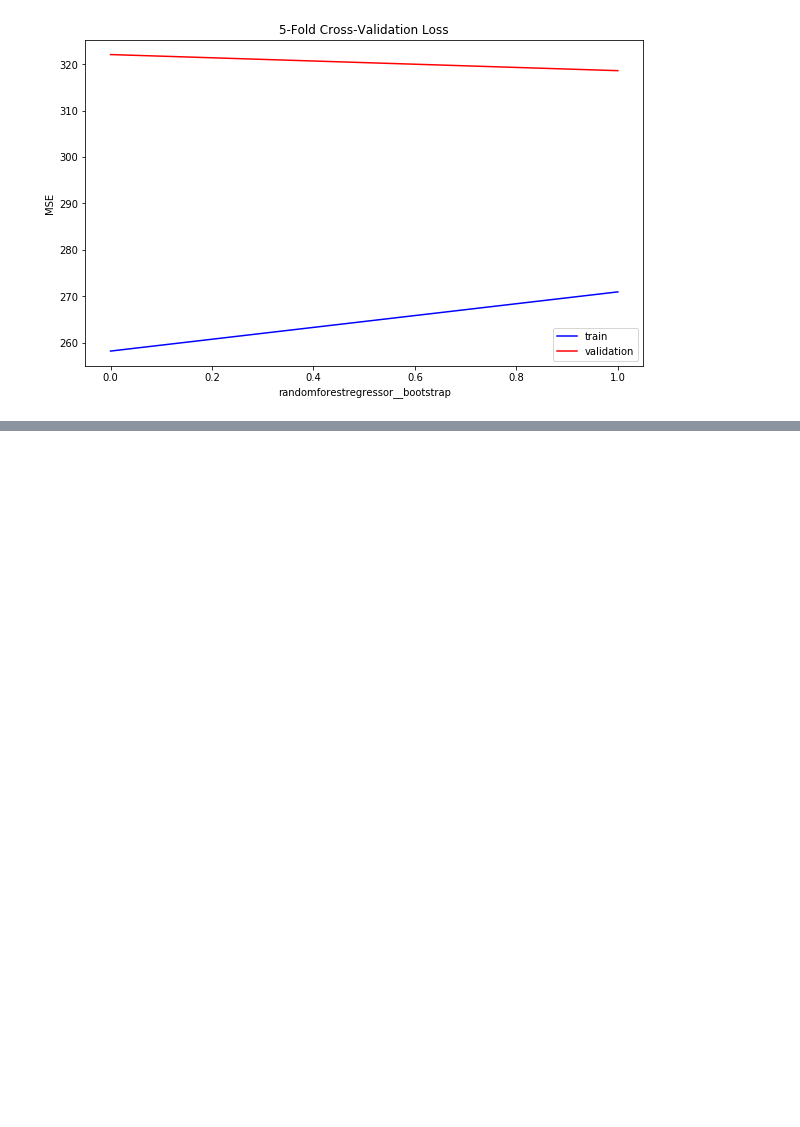
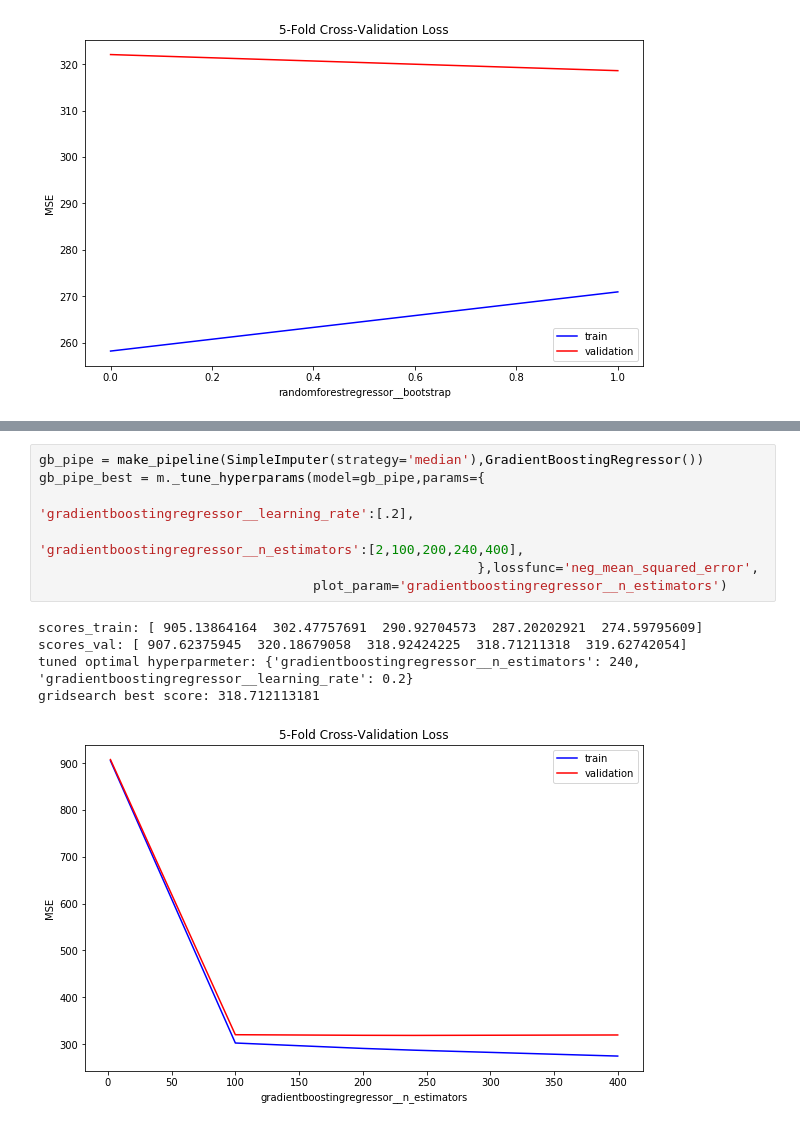
Before and after one commit to JeffreyTsaiProjects/SalaryPrediction, a Jupyter notebook: TuneEstimators.ipynb, the cells around one changed output, grey strips where cells are left out. Saved outputs shown, nothing was run; the diff lists cells and outputs as text; blank space fills up the shorter version.

```diff
--- a/TuneEstimators.ipynb
+++ b/TuneEstimators.ipynb
@@ -364,0 +390,13 @@ gridsearch best score: 318.609649411
+# %%
+gb_pipe = make_pipeline(SimpleImputer(strategy='median'),GradientBoostingRegressor())
+gb_pipe_best = m._tune_hyperparams(model=gb_pipe,params={
+                                                         'gradientboostingregressor__learning_rate':[.2],
+                                                         'gradientboostingregressor__n_estimators':[2,100,200,240,400],
+                                                        },lossfunc='neg_mean_squared_error',
+                                   plot_param='gradientboostingregressor__n_estimators')
+# %% [output]
+scores_train: [ 905.13864164  302.47757691  290.92704573  287.20202921  274.59795609]
+scores_val: [ 907.62375945  320.18679058  318.92424225  318.71211318  319.62742054]
+tuned optimal hyperparmeter: {'gradientboostingregressor__n_estimators': 240, 'gradientboostingregressor__learning_rate': 0.2}
+gridsearch best score: 318.712113181
+[figure, added]
```
Also changed, not shown: parts of 25 cells of this notebook.
